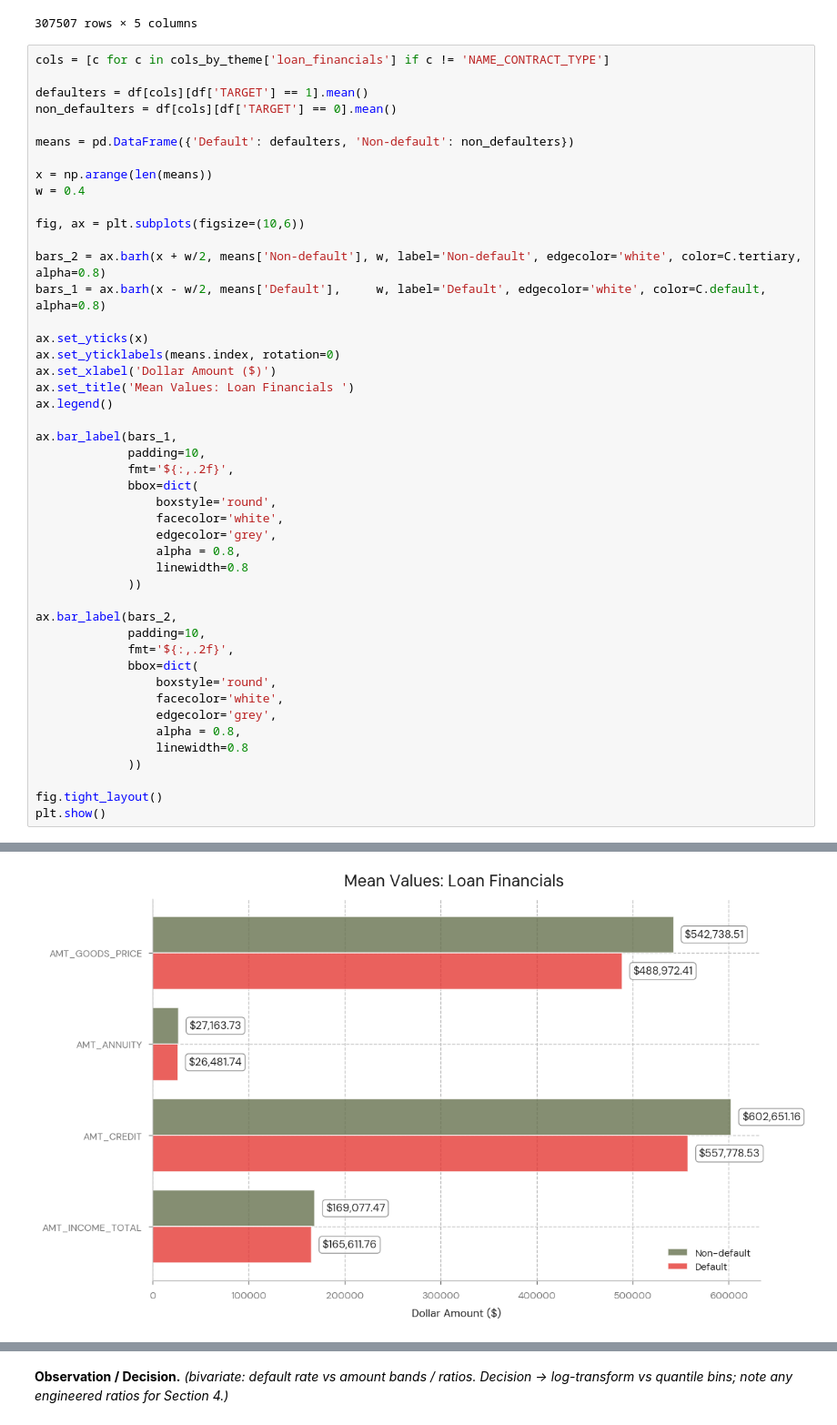
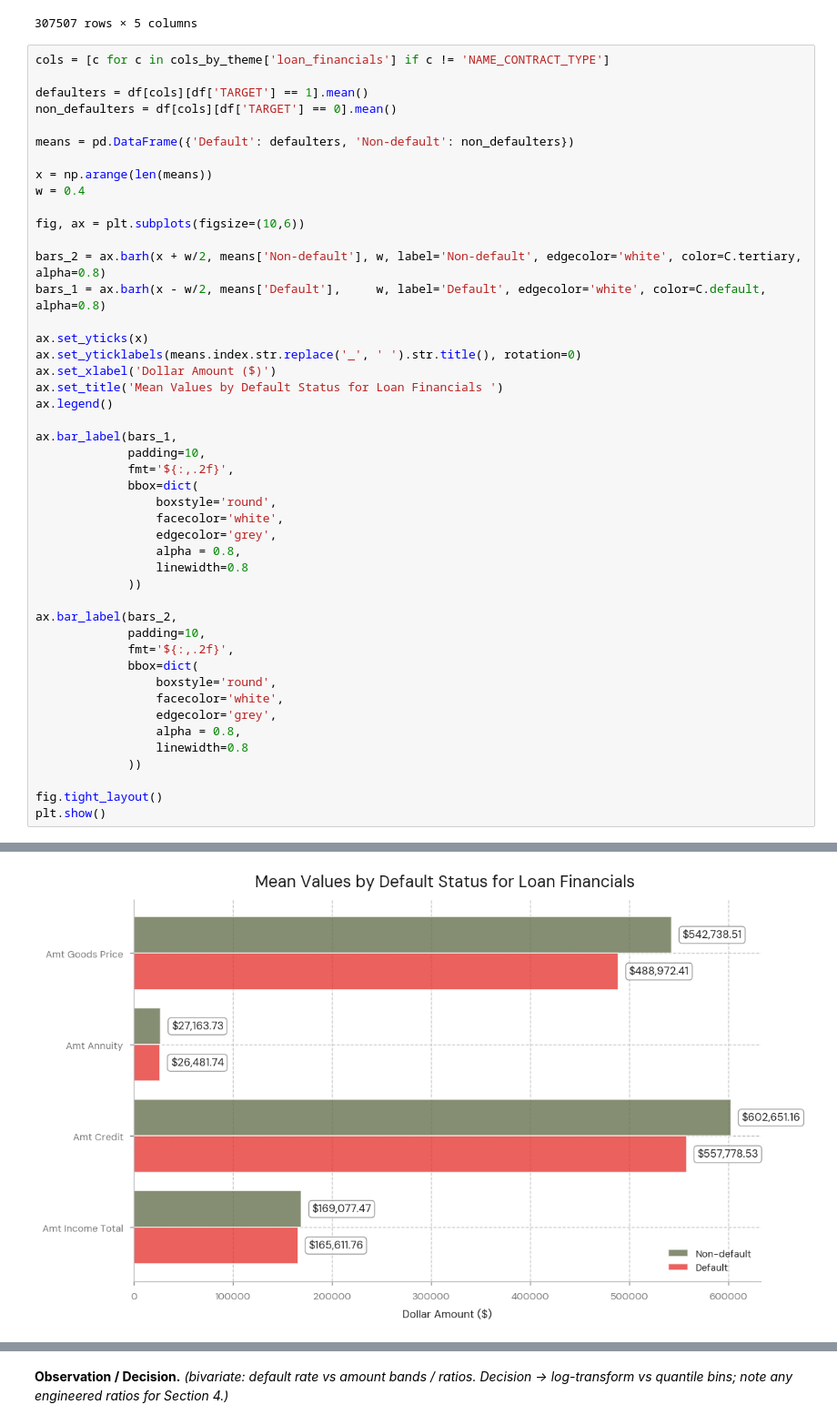
Before and after one commit to smallchuch/CreditRiskLearning, a Jupyter notebook: Projects/Flagship PD Model Project/01_Default_Rate_Driver_Scan_EDA/default_rate_driver_scan_notebook.ipynb, the cells around one changed output, grey strips where cells are left out. Shown at 91% size. Saved outputs shown, nothing was run; the diff lists cells and outputs as text.

```diff
--- a/Projects/Flagship PD Model Project/01_Default_Rate_Driver_Scan_EDA/default_rate_driver_scan_notebook.ipynb
+++ b/Projects/Flagship PD Model Project/01_Default_Rate_Driver_Scan_EDA/default_rate_driver_scan_notebook.ipynb
@@ -1656,9 +1653,9 @@ bars_2 = ax.barh(x + w/2, means['Non-default'], w, label='Non-default', edgecolo
 bars_1 = ax.barh(x - w/2, means['Default'],     w, label='Default', edgecolor='white', color=C.default, alpha=0.8)
 
 ax.set_yticks(x)
-ax.set_yticklabels(means.index, rotation=0)
+ax.set_yticklabels(means.index.str.replace('_', ' ').str.title(), rotation=0)
 ax.set_xlabel('Dollar Amount ($)')
-ax.set_title('Mean Values: Loan Financials ')
+ax.set_title('Mean Values by Default Status for Loan Financials ')
 ax.legend()
 
 ax.bar_label(bars_1,
@@ -1699,10 +1696,10 @@ Text(0.5, 1.0, 'Mean Values: Loan Financials ')
 <matplotlib.legend.Legend at 0x...>
 [Text(10, 0, '$165,611.76'),
  Text(10, 0, '$557,778.53'),
  Text(10, 0, '$26,481.74'),
  Text(10, 0, '$488,972.41')]
 [Text(10, 0, '$169,077.47'),
  Text(10, 0, '$602,651.16'),
  Text(10, 0, '$27,163.73'),
  Text(10, 0, '$542,738.51')]
-[figure, old version]
+[figure, new version]
```
Also changed, not shown: parts of 15 cells of this notebook, 1 other file.
